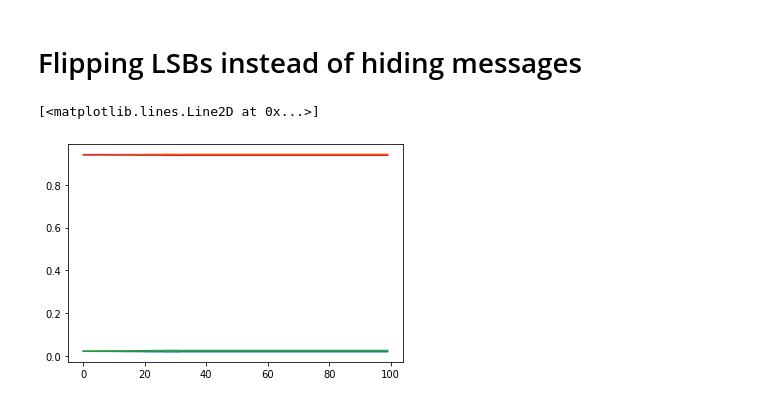
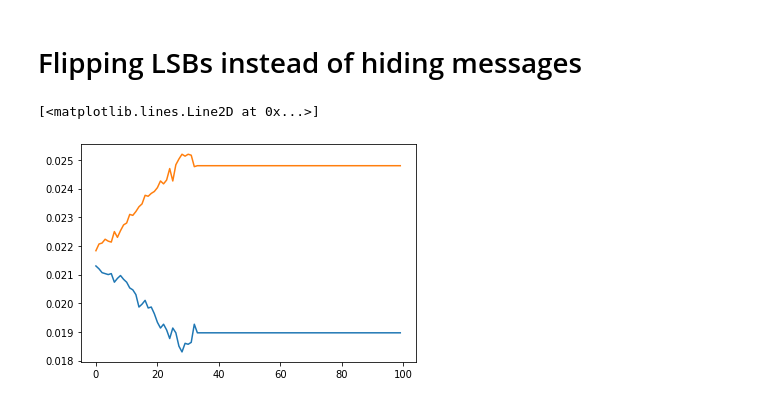
Before and after one commit to ShivaniH/RS_Steganalysis, a Jupyter notebook: src/Project-Part1.ipynb, the cells around one changed output. Cells and saved outputs as stored; diff of their text form; code cells hidden in the pictures.

Commit message:
trying to get correct RS diagram

```diff
--- a/src/Project-Part1.ipynb
+++ b/src/Project-Part1.ipynb
@@ -156,9 +159,9 @@ for i in range(100):
     r_neg_m.append(temp1); s_neg_m.append(temp2)
 # %%
 plt.plot(range(len(r_m)), r_m)
-plt.plot(range(len(s_m)), s_m)
+# plt.plot(range(len(s_m)), s_m)
 plt.plot(range(len(r_neg_m)), r_neg_m)
-plt.plot(range(len(s_neg_m)), s_neg_m)
+# plt.plot(range(len(s_neg_m)), s_neg_m)
 # %% [output]
 [<matplotlib.lines.Line2D at 0x...>]
-[figure, old version]
+[figure, new version]
```
Also changed, not shown: parts of 3 cells of this notebook, 4 other files.
